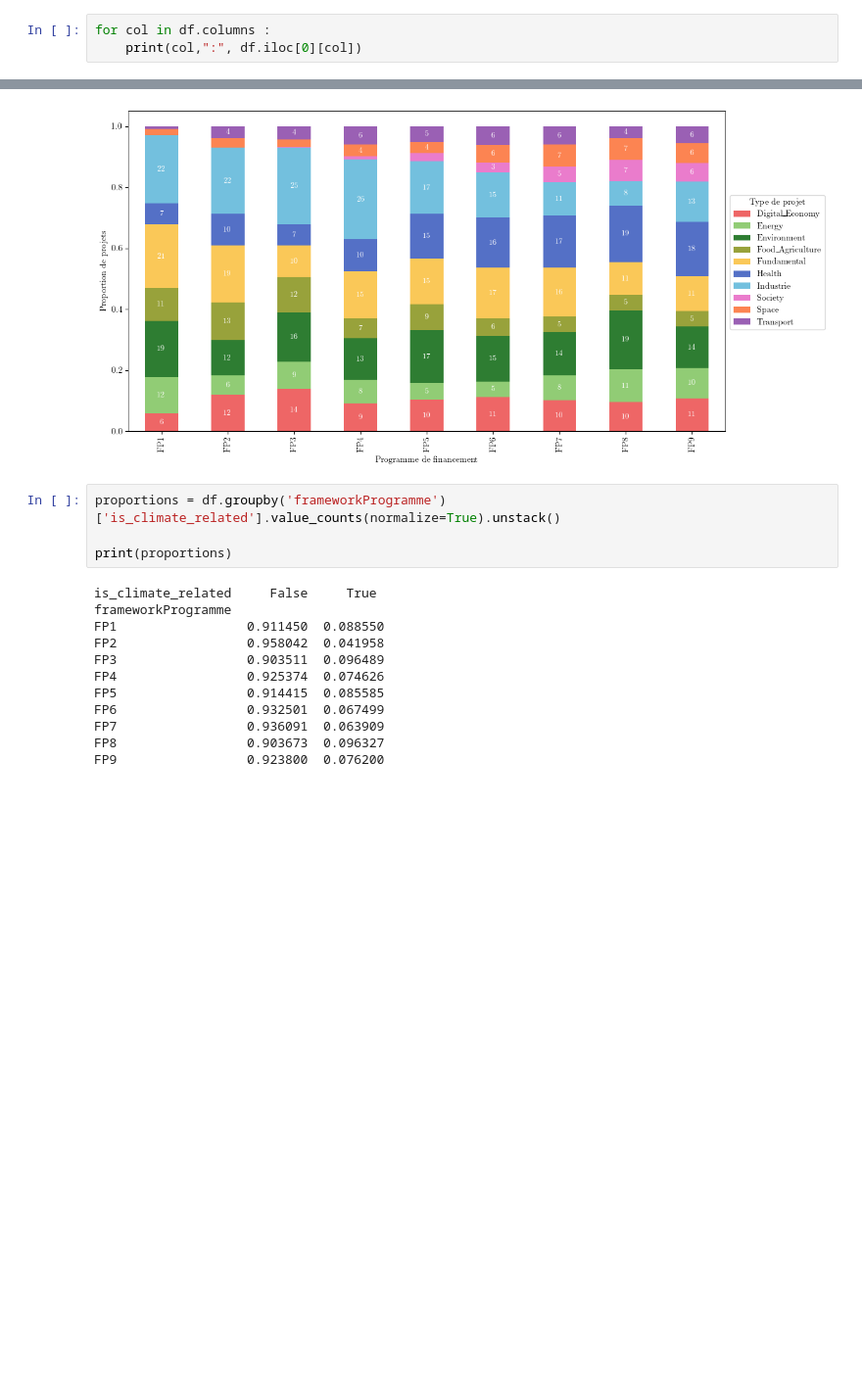
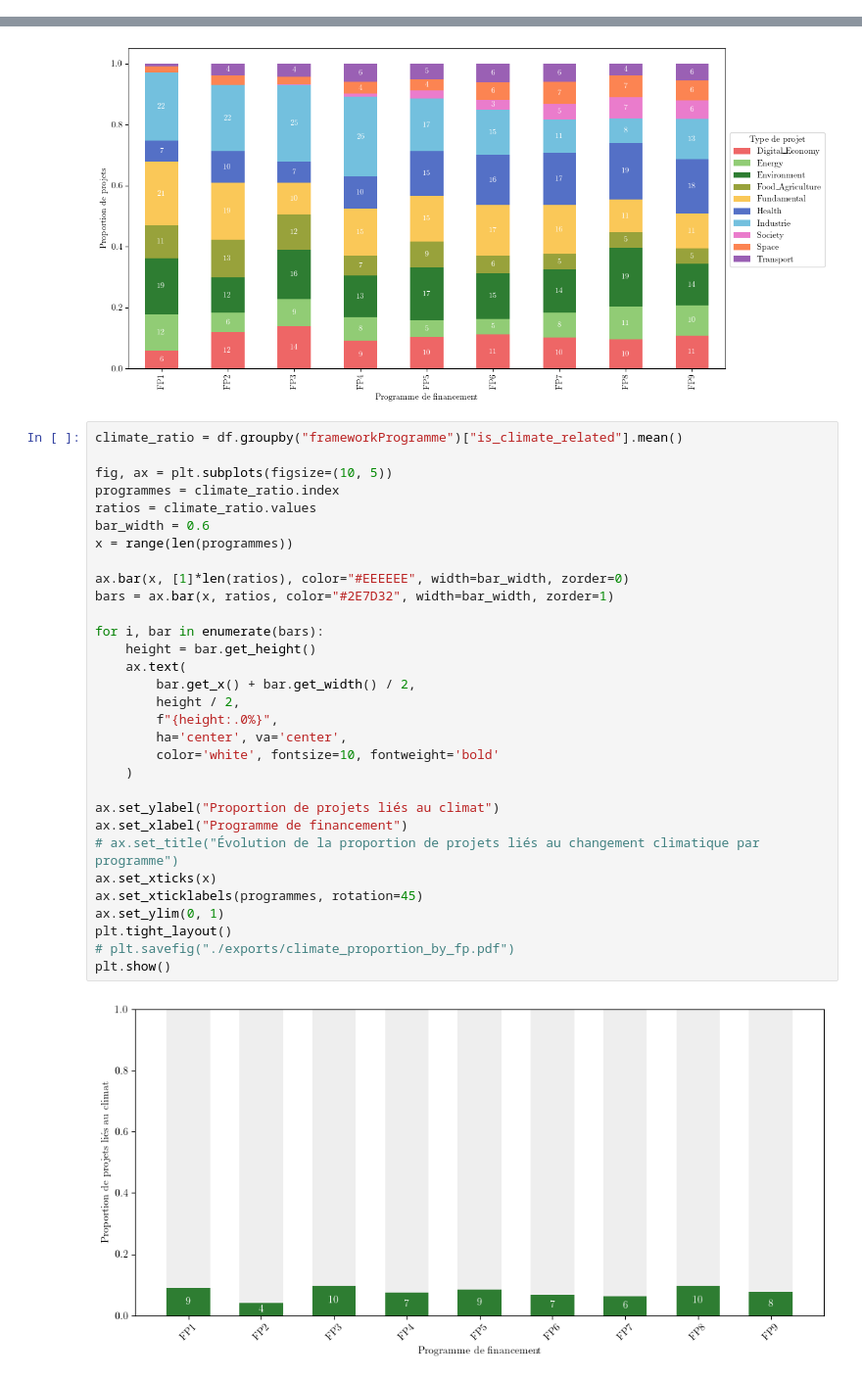
Before and after one commit to RobinBARS/AAP_MAE, a Jupyter notebook: archive.ipynb, the cells around one changed output, grey strips where cells are left out. Shown: that part at 98% size. Cells and saved outputs as stored; diff of their text form; blank space fills up the shorter version.

```diff
--- a/archive.ipynb
+++ b/archive.ipynb
@@ -31,3 +33,0 @@ df = pd.read_csv(os.path.join(root_path,"FP_v3.csv"), low_memory = False)
-# %%
-for col in df.columns :
-    print(col,":", df.iloc[0][col])
@@ -381,18 +368,35 @@ plt.show()
 # %% [output]
 [figure]
 # %%
-proportions = df.groupby('frameworkProgramme')['is_climate_related'].value_counts(normalize=True).unstack()
+climate_ratio = df.groupby("frameworkProgramme")["is_climate_related"].mean()
 
-print(proportions)
+fig, ax = plt.subplots(figsize=(10, 5))
+programmes = climate_ratio.index
+ratios = climate_ratio.values
+bar_width = 0.6
+x = range(len(programmes))
+
+ax.bar(x, [1]*len(ratios), color="#EEEEEE", width=bar_width, zorder=0)
+bars = ax.bar(x, ratios, color="#2E7D32", width=bar_width, zorder=1)
+
+for i, bar in enumerate(bars):
+    height = bar.get_height()
+    ax.text(
+        bar.get_x() + bar.get_width() / 2,
+        height / 2,
+        f"{height:.0%}",
+        ha='center', va='center',
+        color='white', fontsize=10, fontweight='bold'
+    )
+
+ax.set_ylabel("Proportion de projets liés au climat")
+ax.set_xlabel("Programme de financement")
+# ax.set_title("Évolution de la proportion de projets liés au changement climatique par programme")
+ax.set_xticks(x)
+ax.set_xticklabels(programmes, rotation=45)
+ax.set_ylim(0, 1)
+plt.tight_layout()
+# plt.savefig("./exports/climate_proportion_by_fp.pdf")
+plt.show()
 # %% [output]
-is_climate_related     False     True
-frameworkProgramme
-FP1                 0.911450  0.088550
-FP2                 0.958042  0.041958
-FP3                 0.903511  0.096489
-FP4                 0.925374  0.074626
-FP5                 0.914415  0.085585
-FP6                 0.932501  0.067499
-FP7                 0.936091  0.063909
-FP8                 0.903673  0.096327
-FP9                 0.923800  0.076200
+[figure, added]
```
Also changed, not shown: parts of 8 cells of this notebook, 2 other files.
